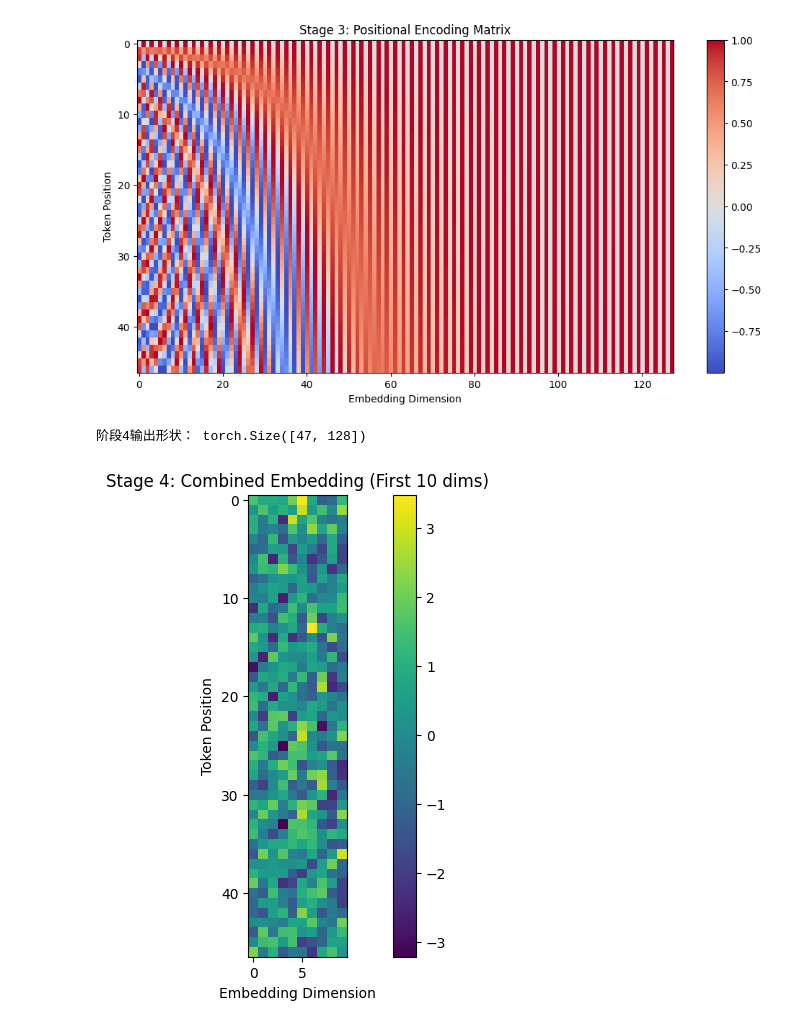
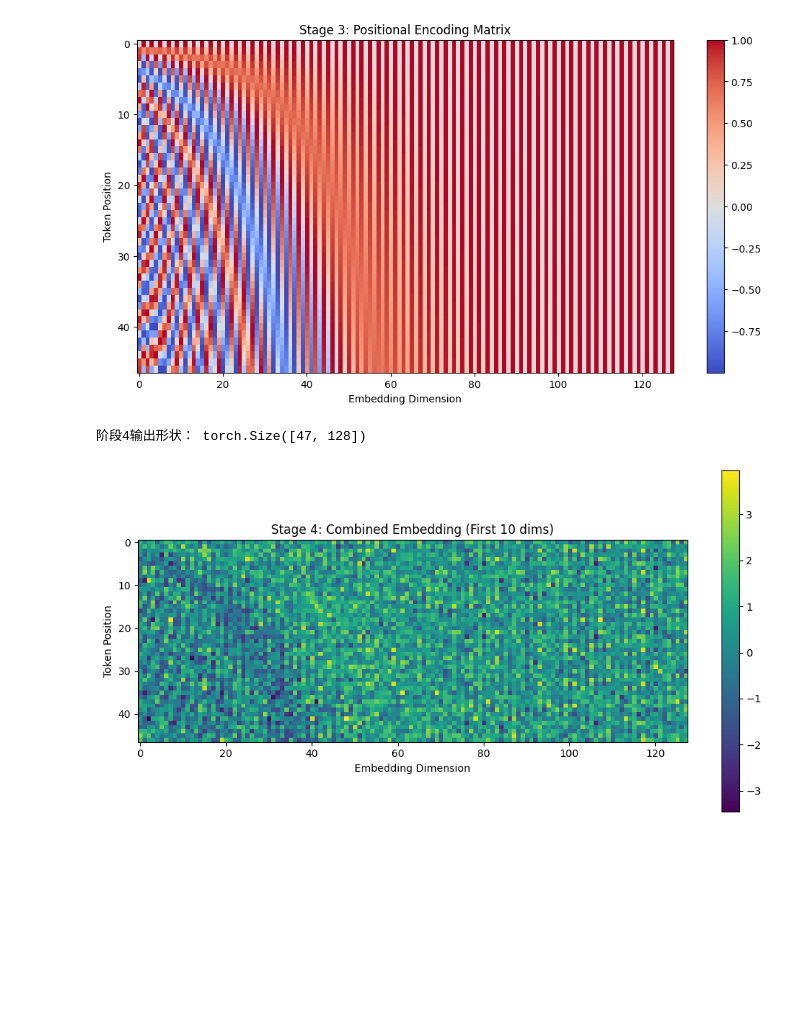
Before and after one commit to stonebo/Explore-Understand-Transformer, a Jupyter notebook: notes/position/deepseek.ipynb, the cells around one changed output. Cells and saved outputs as stored; diff of their text form; code cells hidden in the pictures; blank space fills up the shorter version.

```diff
--- a/src/position/deepseek.ipynb
+++ b/notes/position/deepseek.ipynb
@@ -83,19 +83,19 @@ plt.show()
 # %%
 """ 阶段4：Embedding + Position Encoding """
 final_embedding = embedded + pos_encoding
 print("\n阶段4输出形状：", final_embedding.shape)
 
 # 可视化最终结果
 plt.figure(figsize=(12, 6))
-plt.imshow(final_embedding.detach().numpy()[:, :10], cmap='viridis')
+plt.imshow(final_embedding.detach().numpy()[:, :], cmap='viridis')
 plt.colorbar()
 plt.title("Stage 4: Combined Embedding (First 10 dims)")
 plt.xlabel("Embedding Dimension")
 plt.ylabel("Token Position")
 plt.show()
 # %% [output]
 阶段4输出形状： torch.Size([47, 128])
-[figure, old version]
+[figure, new version]
 # %%
 # 修改阶段3：分离显示sin/cos的位置编码
 max_len = len(tokens)
```
Also changed, not shown: parts of 2 cells of this notebook, 7 other files.
